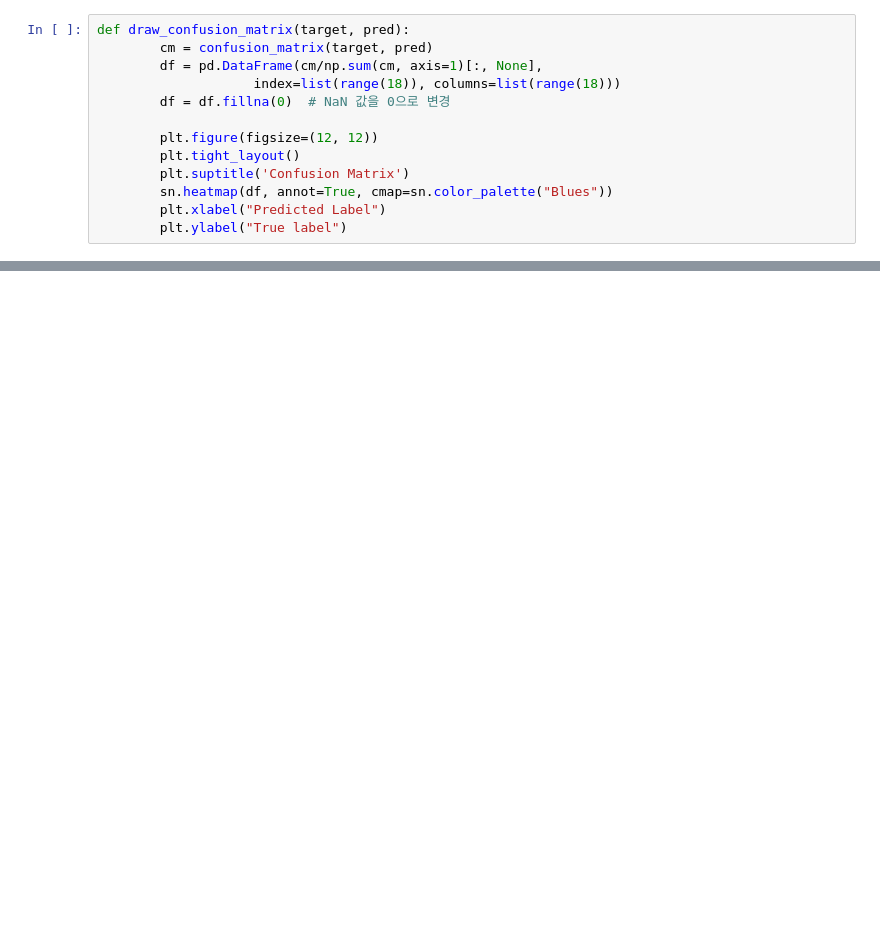
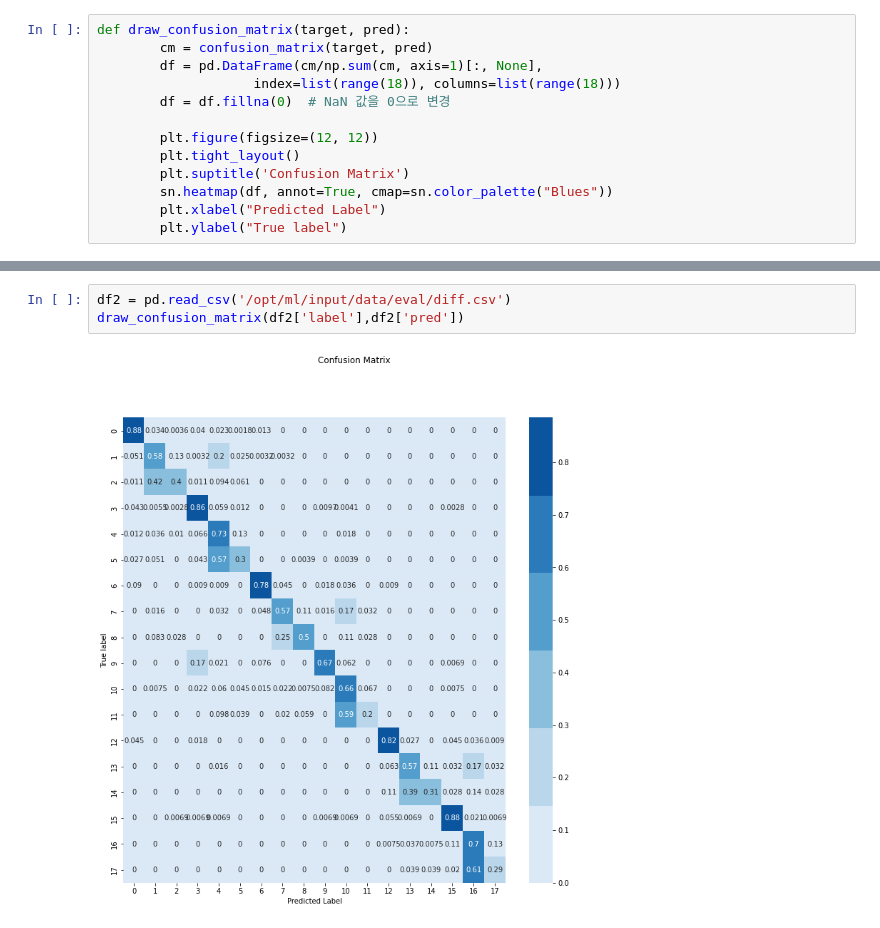
Before and after one commit to boostcampaitech2/image-classification-level1-20, a Jupyter notebook: T2024/check.ipynb, the cells around one changed output, grey strips where cells are left out. Saved outputs shown, nothing was run; the diff lists cells and outputs as text; blank space fills up the shorter version.

```diff
--- a/T2024/check.ipynb
+++ b/T2024/check.ipynb
@@ -202,0 +93,5 @@ draw_confusion_matrix(df['label'],df['pred'])
+# %%
+df2 = pd.read_csv('/opt/ml/input/data/eval/diff.csv')
+draw_confusion_matrix(df2['label'],df2['pred'])
+# %% [output]
+[figure, added]
```
Also changed, not shown: parts of 14 cells of this notebook, 20 other files.
